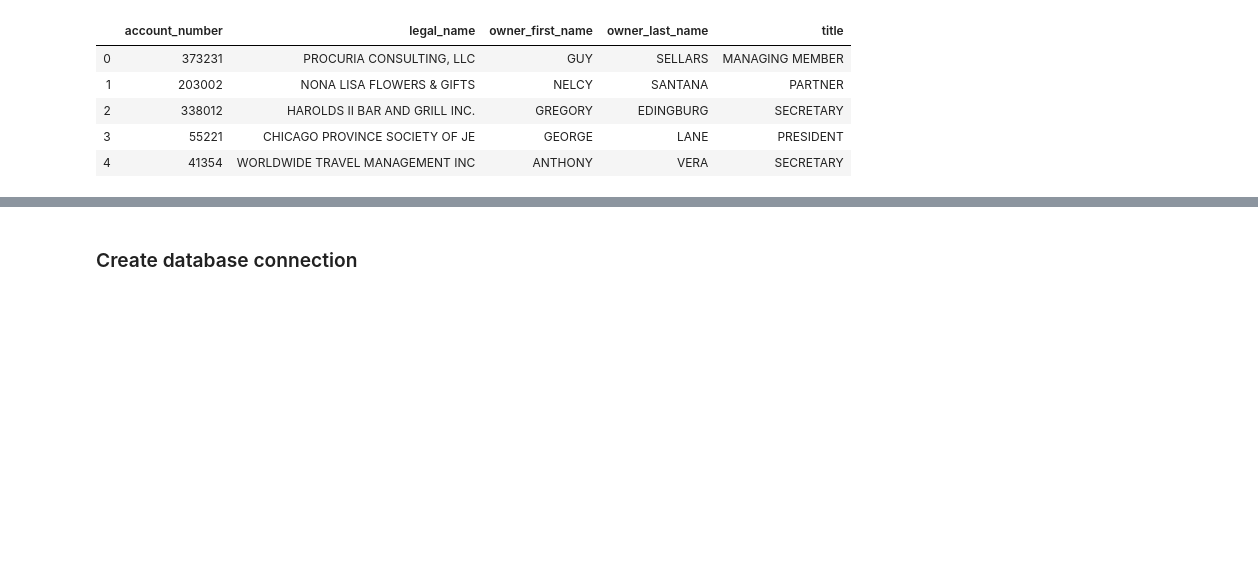
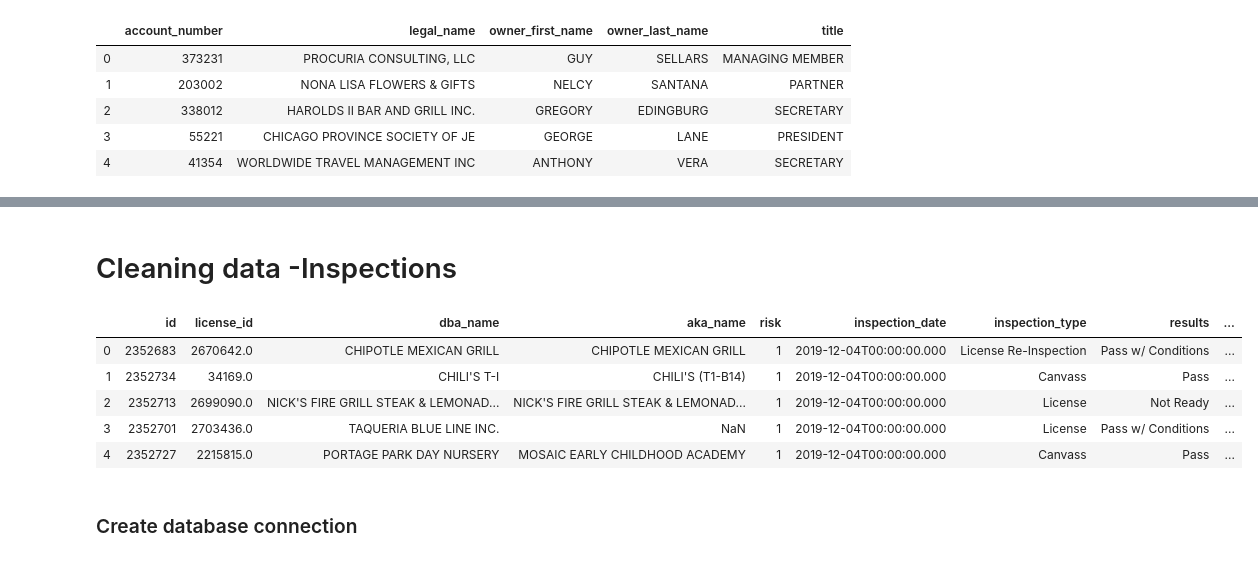
Before and after one commit to Lei-Gu/ETL-Project, a Jupyter notebook: Chicago Resturant Inspection.ipynb, the cells around one changed output, grey strips where cells are left out. Cells and saved outputs as stored; diff of their text form; code cells hidden in the pictures; blank space fills up the shorter version.

```diff
--- a/Chicago Resturant Inspection.ipynb
+++ b/Chicago Resturant Inspection.ipynb
@@ -147,3 +234,16 @@ KeyError: Index(['id'], dtype='object')
+# %% [markdown]
+# Cleaning data -Inspections
+# %%
+# Transform Column "risk" from text to number
+inspections_rename['risk'] = inspections_rename['risk'].astype(str).str.split().str[1]
+inspections_rename.head()
+# %% [output]
+|  | id | license_id | dba_name | aka_name | risk | inspection_date | inspection_type | results | ... |
+| 0 | 2352683 | 2670642.0 | CHIPOTLE MEXICAN GRILL | CHIPOTLE MEXICAN GRILL | 1 | 2019-12-04T00:00:00.000 | License Re-Inspection | Pass w/ Conditions | ... |
+| 1 | 2352734 | 34169.0 | CHILI'S T-I | CHILI'S (T1-B14) | 1 | 2019-12-04T00:00:00.000 | Canvass | Pass | ... |
+| 2 | 2352713 | 2699090.0 | NICK'S FIRE GRILL STEAK & LEMONAD... | NICK'S FIRE GRILL STEAK & LEMONAD... | 1 | 2019-12-04T00:00:00.000 | License | Not Ready | ... |
+| 3 | 2352701 | 2703436.0 | TAQUERIA BLUE LINE INC. | NaN | 1 | 2019-12-04T00:00:00.000 | License | Pass w/ Conditions | ... |
+| 4 | 2352727 | 2215815.0 | PORTAGE PARK DAY NURSERY | MOSAIC EARLY CHILDHOOD ACADEMY | 1 | 2019-12-04T00:00:00.000 | Canvass | Pass | ... |
 # %% [markdown]
 ### Create database connection
 # %%
```
Also changed, not shown: parts of 17 cells of this notebook, 2 other files.
